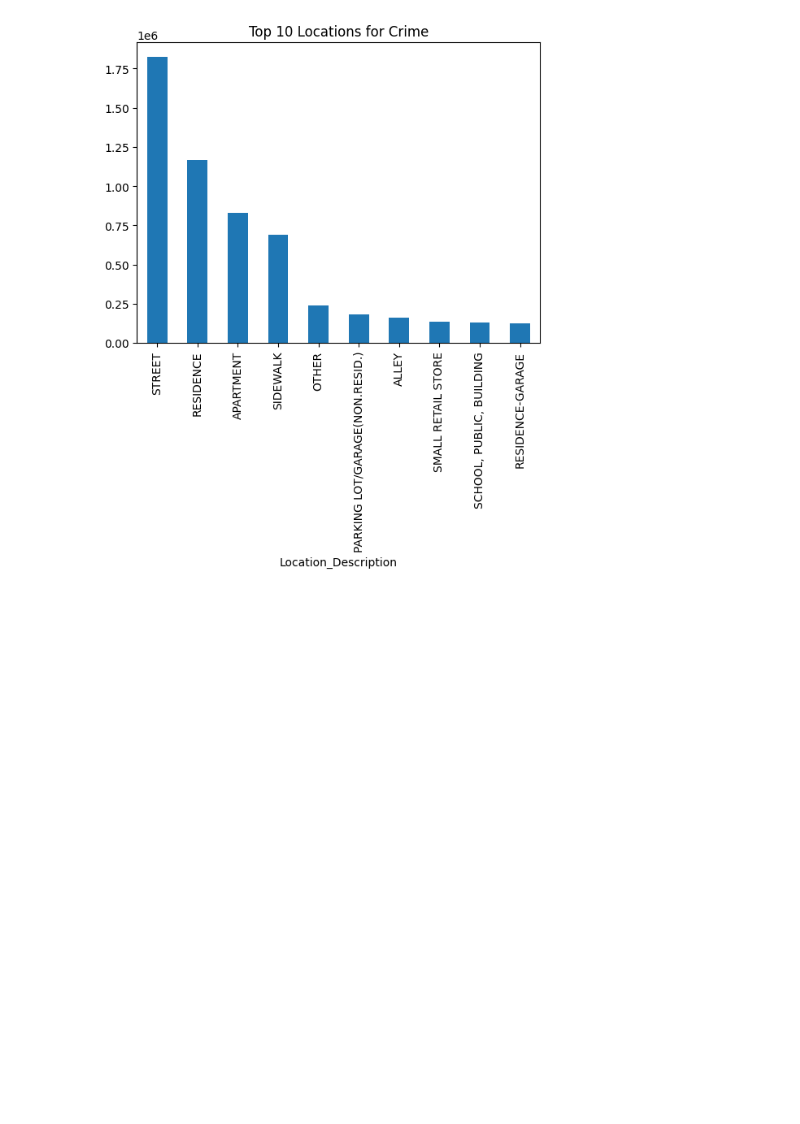
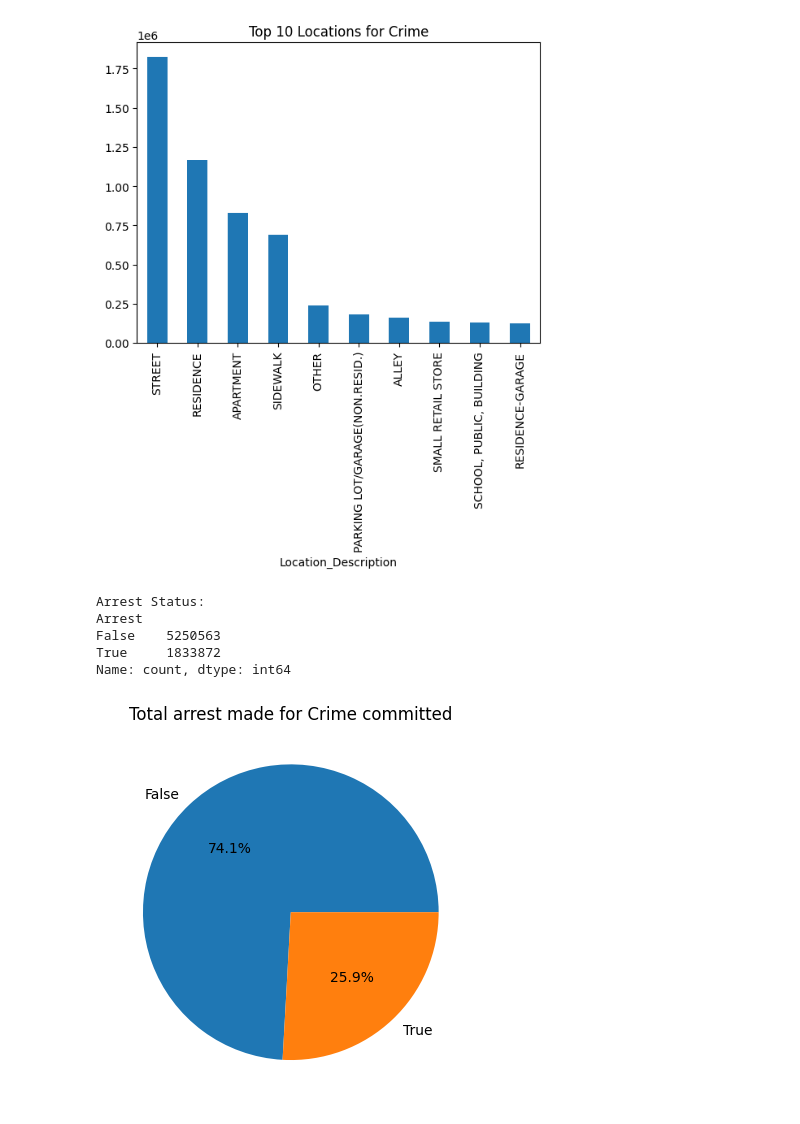
Before and after one commit to KudoroEsther/all_tasks, a Jupyter notebook: Week_8_Tasks/Task19_Chicago_Crime.ipynb, the cells around one changed output. Drawn from its saved outputs; the diff is of its cells as text; code cells hidden in the pictures; blank space fills up the shorter version.

```diff
--- a/Week_8_Tasks/Task19_Chicago_Crime.ipynb
+++ b/Week_8_Tasks/Task19_Chicago_Crime.ipynb
@@ -206,5 +206,21 @@ locations.plot(kind='bar', x = "Location", y= "Frequency",title="Top 10 Location
 plt.show()
 # %% [output]
 [figure]
+# %%
+#Arrests using pie charts
+arrest = df["Arrest"].value_counts()
+print(f"Arrest Status: \n{arrest}")
+# %% [output]
+Arrest Status:
+Arrest
+False    5250563
+True     1833872
+Name: count, dtype: int64
+# %%
+plt.pie(arrest.values, labels=arrest.index, autopct = '%1.1f%%')
+plt.title("Total arrest made for crime committed")
+plt.show()
+# %% [output]
+[figure, added]
 # %%
 #How distribution of arrests vary across different types of crimes
```
